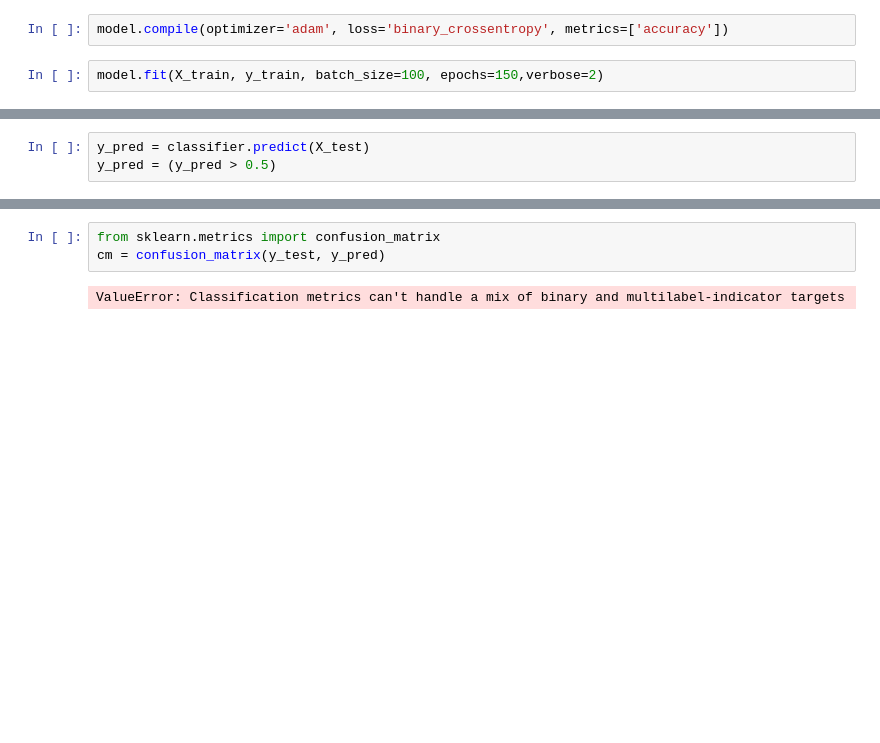
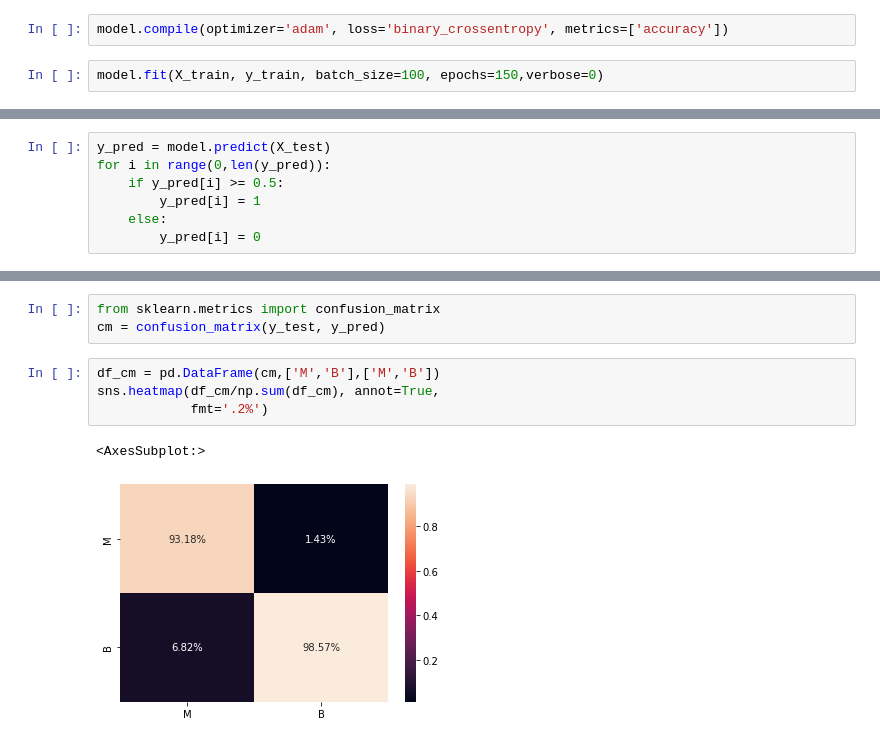
Before and after one commit to mcaroc/Projects, a Jupyter notebook: Classification/Cancer_Classification.ipynb, the cells around one changed output, grey strips where cells are left out. Saved outputs shown, nothing was run; the diff lists cells and outputs as text; blank space fills up the shorter version.

Commit message:
Updating Repository Problem Solved. Also made some changes in classification and started clustering.

```diff
--- a/Classification/Cancer_Classification.ipynb
+++ b/Classification/Cancer_Classification.ipynb
@@ -243,5 +202,5 @@ model = Model(inputs=inputs, outputs=outputs)
 # %%
 model.compile(optimizer='adam', loss='binary_crossentropy', metrics=['accuracy'])
 # %%
-model.fit(X_train, y_train, batch_size=100, epochs=150,verbose=2)
+model.fit(X_train, y_train, batch_size=100, epochs=150,verbose=0)
 # %% [output]
@@ -266,3 +208,7 @@ Epoch 150/150
 # %%
-y_pred = classifier.predict(X_test)
-y_pred = (y_pred > 0.5)
+y_pred = model.predict(X_test)
+for i in range(0,len(y_pred)):
+    if y_pred[i] >= 0.5:
+        y_pred[i] = 1
+    else:
+        y_pred[i] = 0
@@ -269,5 +225,10 @@ y_pred = (y_pred > 0.5)
 # %%
 from sklearn.metrics import confusion_matrix
 cm = confusion_matrix(y_test, y_pred)
-# %% [output]
-ValueError: Classification metrics can't handle a mix of binary and multilabel-indicator targets
+# %%
+df_cm = pd.DataFrame(cm,['M','B'],['M','B'])
+sns.heatmap(df_cm/np.sum(df_cm), annot=True,
+            fmt='.2%')
+# %% [output]
+<AxesSubplot:>
+[figure, added]
```
Also changed, not shown: parts of 8 cells of this notebook, 4 other files.
